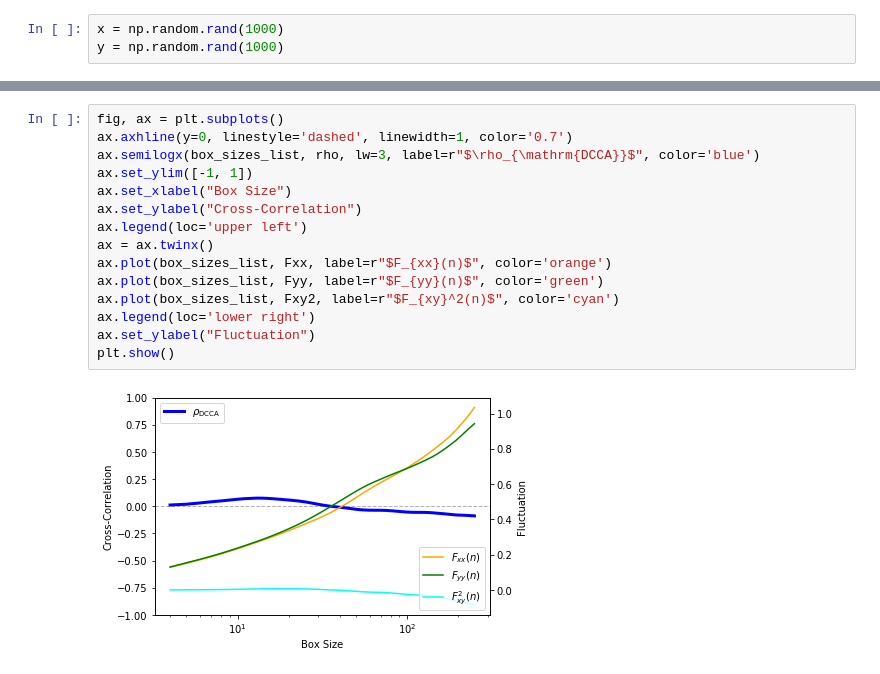
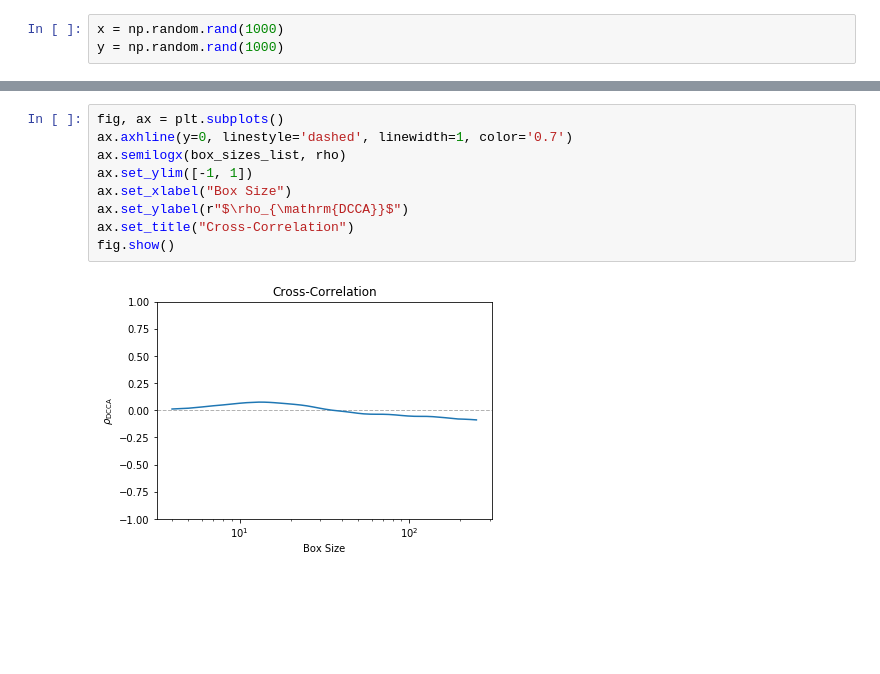
Before and after one commit to cgcarvalhaes/dcca, a Jupyter notebook: Example.ipynb, the cells around one changed output, grey strips where cells are left out. Drawn from its saved outputs; the diff is of its cells as text; blank space fills up the shorter version.

```diff
--- a/Example.ipynb
+++ b/Example.ipynb
@@ -17,17 +33,11 @@ box_sizes_list, rho, Fxx, Fyy, Fxy2 = dcca(x, y, deg=1)
 # %%
 fig, ax = plt.subplots()
 ax.axhline(y=0, linestyle='dashed', linewidth=1, color='0.7')
-ax.semilogx(box_sizes_list, rho, lw=3, label=r"$\rho_{\mathrm{DCCA}}$", color='blue')
+ax.semilogx(box_sizes_list, rho)
 ax.set_ylim([-1, 1])
 ax.set_xlabel("Box Size")
-ax.set_ylabel("Cross-Correlation")
-ax.legend(loc='upper left')
-ax = ax.twinx()
-ax.plot(box_sizes_list, Fxx, label=r"$F_{xx}(n)$", color='orange')
-ax.plot(box_sizes_list, Fyy, label=r"$F_{yy}(n)$", color='green')
-ax.plot(box_sizes_list, Fxy2, label=r"$F_{xy}^2(n)$", color='cyan')
-ax.legend(loc='lower right')
-ax.set_ylabel("Fluctuation")
-plt.show()
+ax.set_ylabel(r"$\rho_{\mathrm{DCCA}}$")
+ax.set_title("Cross-Correlation")
+fig.show()
 # %% [output]
-[figure, old version]
+[figure, new version]
```
Also changed, not shown: parts of 4 cells of this notebook, 5 other files.
